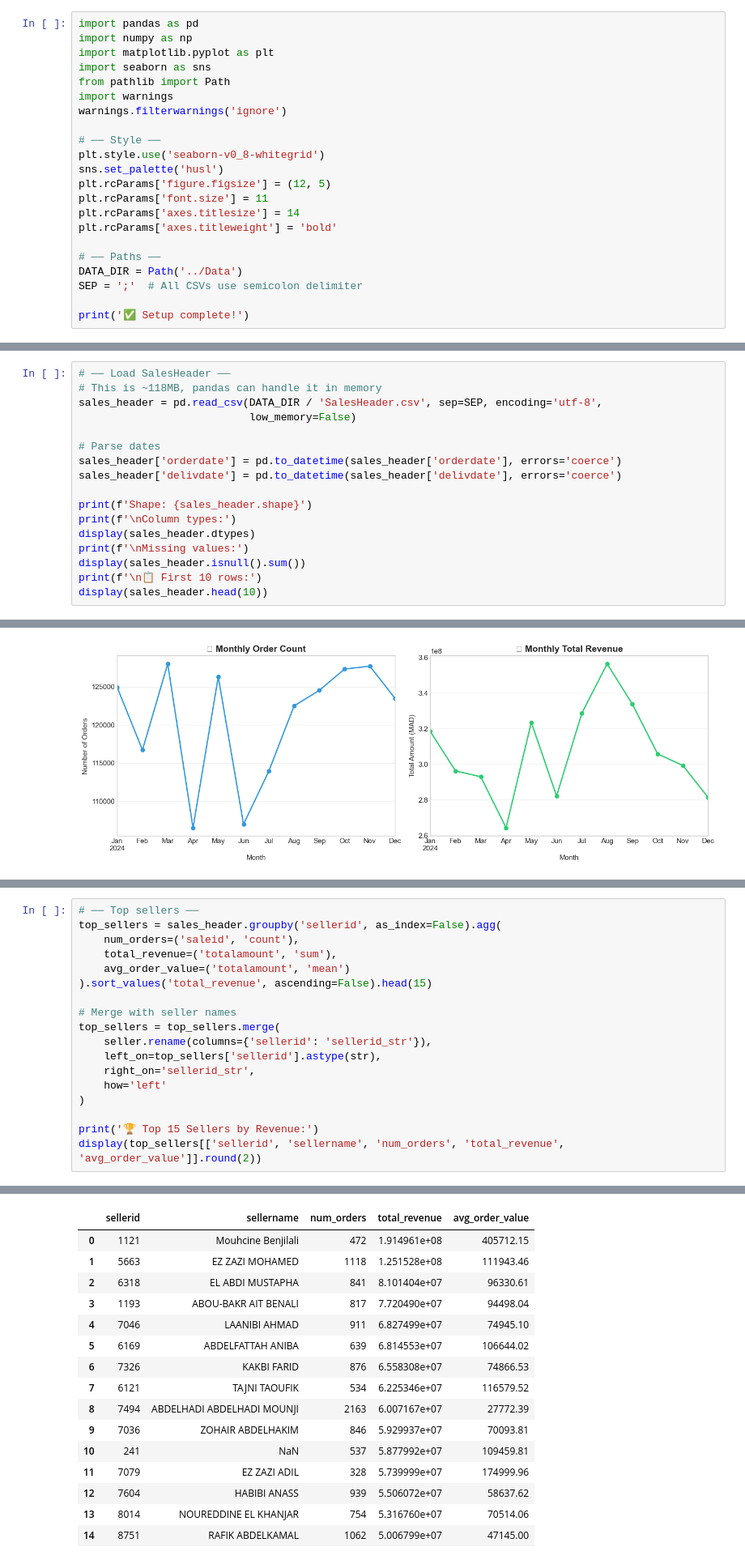
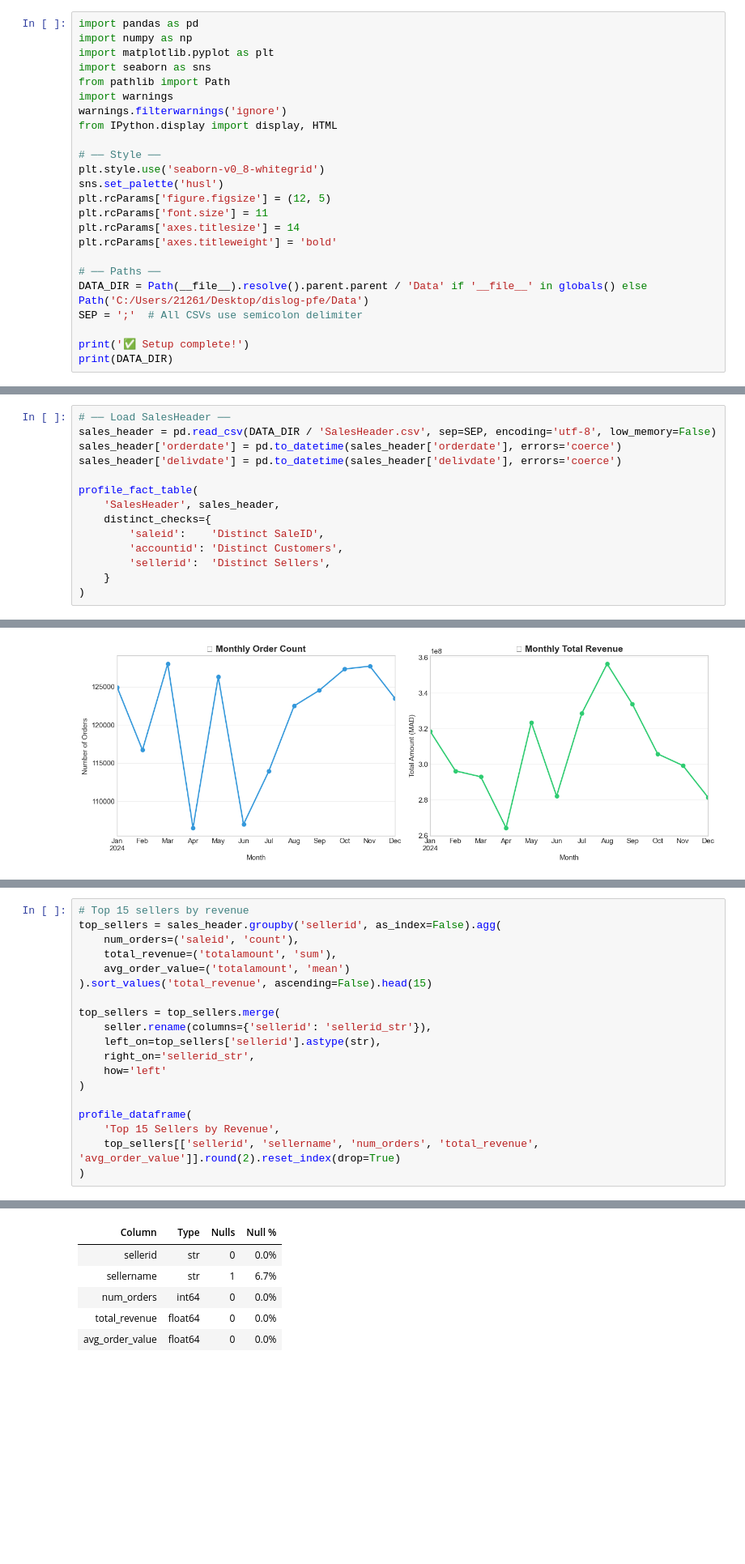
Before and after one commit to Symooomzip/dislogpfe, a Jupyter notebook: notebooks/01_data_profiling.ipynb, the cells around one changed output, grey strips where cells are left out. Shown at 81% size. Drawn from its saved outputs; the diff is of its cells as text; blank space fills up the shorter version.

```diff
--- a/notebooks/01_data_profiling.ipynb
+++ b/notebooks/01_data_profiling.ipynb
@@ -33,6 +33,7 @@ import seaborn as sns
 from pathlib import Path
 import warnings
 warnings.filterwarnings('ignore')
+from IPython.display import display, HTML
 
 # ── Style ──
 plt.style.use('seaborn-v0_8-whitegrid')
@@ -43,9 +44,10 @@ plt.rcParams['axes.titlesize'] = 14
 plt.rcParams['axes.titleweight'] = 'bold'
 
 # ── Paths ──
-DATA_DIR = Path('../Data')
+DATA_DIR = Path(__file__).resolve().parent.parent / 'Data' if '__file__' in globals() else Path('C:/Users/21261/Desktop/dislog-pfe/Data')
 SEP = ';'  # All CSVs use semicolon delimiter
 
 print('✅ Setup complete!')
+print(DATA_DIR)
 # %% [output]
 ✅ Setup complete!
@@ -421,19 +458,16 @@ plt.show()
 ### 4.1 SalesHeader (~1.45M rows)
 # %%
 # ── Load SalesHeader ──
-# This is ~118MB, pandas can handle it in memory
-sales_header = pd.read_csv(DATA_DIR / 'SalesHeader.csv', sep=SEP, encoding='utf-8',
-                           low_memory=False)
-
-# Parse dates
+sales_header = pd.read_csv(DATA_DIR / 'SalesHeader.csv', sep=SEP, encoding='utf-8', low_memory=False)
 sales_header['orderdate'] = pd.to_datetime(sales_header['orderdate'], errors='coerce')
 sales_header['delivdate'] = pd.to_datetime(sales_header['delivdate'], errors='coerce')
 
-print(f'Shape: {sales_header.shape}')
-print(f'\nColumn types:')
-display(sales_header.dtypes)
-print(f'\nMissing values:')
-display(sales_header.isnull().sum())
-print(f'\n📋 First 10 rows:')
-display(sales_header.head(10))
+profile_fact_table(
+    'SalesHeader', sales_header,
+    distinct_checks={
+        'saleid':    'Distinct SaleID',
+        'accountid': 'Distinct Customers',
+        'sellerid':  'Distinct Sellers',
+    }
+)
 # %% [output]
@@ -576,14 +638,13 @@ plt.show()
 # %% [output]
 [figure]
 # %%
-# ── Top sellers ──
+# Top 15 sellers by revenue
 top_sellers = sales_header.groupby('sellerid', as_index=False).agg(
     num_orders=('saleid', 'count'),
     total_revenue=('totalamount', 'sum'),
     avg_order_value=('totalamount', 'mean')
 ).sort_values('total_revenue', ascending=False).head(15)
 
-# Merge with seller names
 top_sellers = top_sellers.merge(
     seller.rename(columns={'sellerid': 'sellerid_str'}),
     left_on=top_sellers['sellerid'].astype(str),
@@ -591,6 +652,8 @@ top_sellers = top_sellers.merge(
     how='left'
 )
 
-print('🏆 Top 15 Sellers by Revenue:')
-display(top_sellers[['sellerid', 'sellername', 'num_orders', 'total_revenue', 'avg_order_value']].round(2))
+profile_dataframe(
+    'Top 15 Sellers by Revenue',
+    top_sellers[['sellerid', 'sellername', 'num_orders', 'total_revenue', 'avg_order_value']].round(2).reset_index(drop=True)
+)
 # %% [output]
@@ -598,16 +663,6 @@ display(top_sellers[['sellerid', 'sellername', 'num_orders', 'total_revenue', 'a
-|  | sellerid | sellername | num_orders | total_revenue | avg_order_value |
-| 0 | 1121 | Mouhcine Benjilali | 472 | 1.914961e+08 | 405712.15 |
-| 1 | 5663 | EZ ZAZI MOHAMED | 1118 | 1.251528e+08 | 111943.46 |
-| 2 | 6318 | EL ABDI MUSTAPHA | 841 | 8.101404e+07 | 96330.61 |
-| 3 | 1193 | ABOU-BAKR AIT BENALI | 817 | 7.720490e+07 | 94498.04 |
-| 4 | 7046 | LAANIBI AHMAD | 911 | 6.827499e+07 | 74945.10 |
-| 5 | 6169 | ABDELFATTAH ANIBA | 639 | 6.814553e+07 | 106644.02 |
-| 6 | 7326 | KAKBI FARID | 876 | 6.558308e+07 | 74866.53 |
-| 7 | 6121 | TAJNI TAOUFIK | 534 | 6.225346e+07 | 116579.52 |
-| 8 | 7494 | ABDELHADI ABDELHADI MOUNJI | 2163 | 6.007167e+07 | 27772.39 |
-| 9 | 7036 | ZOHAIR ABDELHAKIM | 846 | 5.929937e+07 | 70093.81 |
-| 10 | 241 | NaN | 537 | 5.877992e+07 | 109459.81 |
-| 11 | 7079 | EZ ZAZI ADIL | 328 | 5.739999e+07 | 174999.96 |
-| 12 | 7604 | HABIBI ANASS | 939 | 5.506072e+07 | 58637.62 |
-| 13 | 8014 | NOUREDDINE EL KHANJAR | 754 | 5.316760e+07 | 70514.06 |
-| 14 | 8751 | RAFIK ABDELKAMAL | 1062 | 5.006799e+07 | 47145.00 |
+| Column | Type | Nulls | Null % |
+| sellerid | str | 0 | 0.0% |
+| sellername | str | 1 | 6.7% |
+| num_orders | int64 | 0 | 0.0% |
+| total_revenue | float64 | 0 | 0.0% |
+| avg_order_value | float64 | 0 | 0.0% |
```
Also changed, not shown: parts of 28 cells of this notebook, 4 other files.
